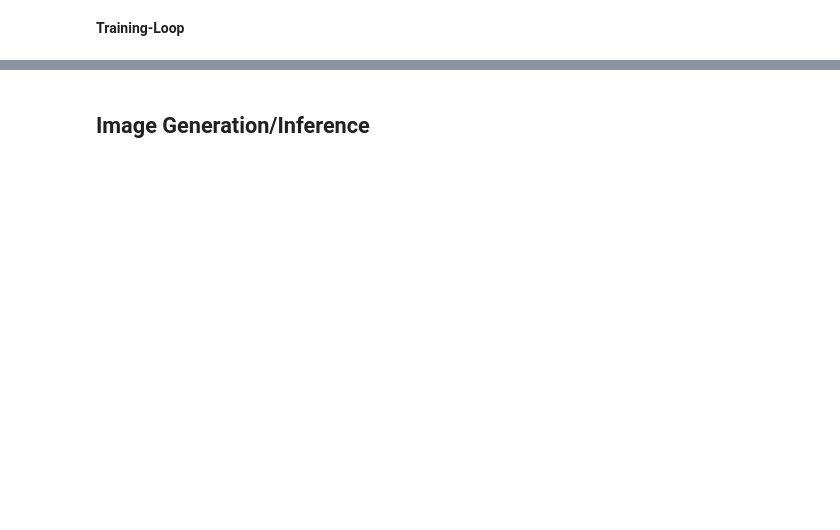
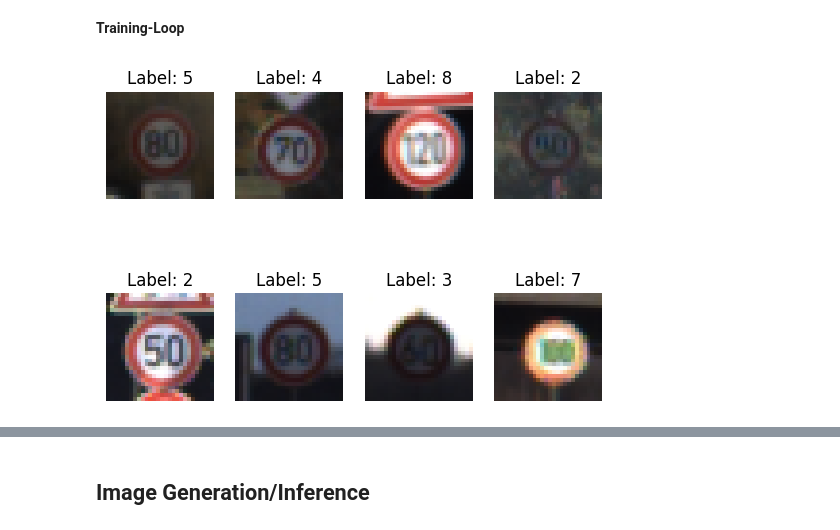
Before and after one commit to KeuleUngaBunga/WP_DIFF_KI, a Jupyter notebook: Tjark_Aufgabe3_Unet.ipynb, the cells around one changed output, grey strips where cells are left out. Drawn from its saved outputs; the diff is of its cells as text; code cells hidden in the pictures; blank space fills up the shorter version.

```diff
--- a/ddpm-from-scratch-in-pytorch.ipynb
+++ b/Tjark_Aufgabe3_Unet.ipynb
@@ -859 +848,40 @@ class CONFIG:
+# %%
+from torch.utils.data import DataLoader
+from tqdm import tqdm
+from torch.utils.data import Subset
+import torchvision.transforms as transforms
+
+def get_dataloader(cfg):
+    # Dataset and Dataloader
+    transform = transforms.Compose([
+        transforms.Resize((28, 28)),  # fixed H,W
+        transforms.ToTensor()
+    ])
+    ds = torchvision.datasets.GTSRB(root='./data', split='train', transform=transform, download=True)
+
+    target_classes = [0,1,2,3,4,5,6,7,8]#0-9: Geschwindigkeitsbegrenzung, 14: Stoppschild
+
+    #indices = [i for i, label in enumerate(ds._labels) if label == target_class]
+    labels = [ds[i][1] for i in range(len(ds))]
+    indices = [i for i, label in enumerate(labels) if label in target_classes]
+
+    subset = Subset(ds, indices)
+    dl = DataLoader(subset, cfg.batch_size, shuffle=True)
+
+    return dl
+# %%
+import matplotlib.pyplot as plt
+
+def print_train_img(dataloader):
+    images, labels = next(iter(dataloader))
+
+    # zeige die ersten 8
+    for i in range(8):
+        img = images[i].permute(1,2,0)   # (C,H,W) → (H,W,C)
+        plt.subplot(2,4,i+1)
+        plt.imshow(img)
+        plt.title(f"Label: {labels[i]}")
+        plt.axis('off')
+
+    plt.show()
 # %%
@@ -940 +980,6 @@ def train(cfg):
+# %%
+#print some training images
+print_train_img(dataloader)
+# %% [output]
+[figure, added]
 # %%
```
Also changed, not shown: parts of 19 cells of this notebook, 1 other file.
